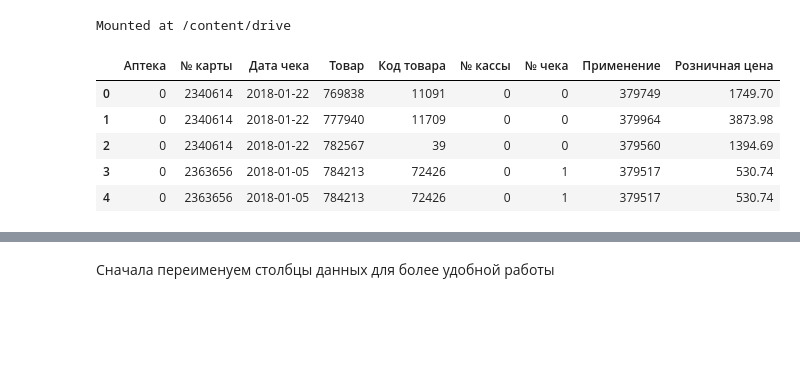
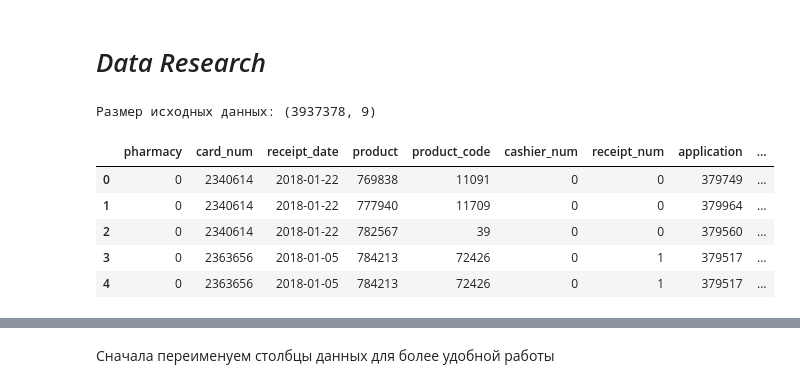
Before and after one commit to maybeflex/coursework_ds, a Jupyter notebook: data_research.ipynb, the cells around one changed output, grey strips where cells are left out. Cells and saved outputs as stored; diff of their text form; code cells hidden in the pictures; blank space fills up the shorter version.

```diff
--- a/data_research.ipynb
+++ b/data_research.ipynb
@@ -18,5 +0,0 @@ plt.rcParams['savefig.format'] = 'pdf'
-# %%
-from google.colab import drive
-drive.mount('/content/drive')
-# %% [output]
-Mounted at /content/drive
@@ -25,9 +0,0 @@ data = pd.read_csv('/content/drive/MyDrive/Colab Notebooks/СА_train.csv')
-# %%
-data.head()
-# %% [output]
-|  | Аптека | № карты | Дата чека | Товар | Код товара | № кассы | № чека | Применение | Розничная цена |
-| 0 | 0 | 2340614 | 2018-01-22 | 769838 | 11091 | 0 | 0 | 379749 | 1749.70 |
-| 1 | 0 | 2340614 | 2018-01-22 | 777940 | 11709 | 0 | 0 | 379964 | 3873.98 |
-| 2 | 0 | 2340614 | 2018-01-22 | 782567 | 39 | 0 | 0 | 379560 | 1394.69 |
-| 3 | 0 | 2363656 | 2018-01-05 | 784213 | 72426 | 0 | 1 | 379517 | 530.74 |
-| 4 | 0 | 2363656 | 2018-01-05 | 784213 | 72426 | 0 | 1 | 379517 | 530.74 |
@@ -33,0 +16,26 @@ data.head()
+# %% [markdown]
+# *Data Research*
+# %%
+data = pd.read_csv("../Downloads/SA_train.csv")
+column_names = [
+    "pharmacy",
+    "card_num",
+    "receipt_date",
+    "product",
+    "product_code",
+    "cashier_num",
+    "receipt_num",
+    "application",
+    "retail_price",
+]
+data = data.rename(columns=dict(zip(list(data.columns), column_names)))
+print(f"Размер исходных данных: {data.shape}")
+data.head()
+# %% [output]
+Размер исходных данных: (3937378, 9)
+|  | pharmacy | card_num | receipt_date | product | product_code | cashier_num | receipt_num | application | ... |
+| 0 | 0 | 2340614 | 2018-01-22 | 769838 | 11091 | 0 | 0 | 379749 | ... |
+| 1 | 0 | 2340614 | 2018-01-22 | 777940 | 11709 | 0 | 0 | 379964 | ... |
+| 2 | 0 | 2340614 | 2018-01-22 | 782567 | 39 | 0 | 0 | 379560 | ... |
+| 3 | 0 | 2363656 | 2018-01-05 | 784213 | 72426 | 0 | 1 | 379517 | ... |
+| 4 | 0 | 2363656 | 2018-01-05 | 784213 | 72426 | 0 | 1 | 379517 | ... |
```
Also changed, not shown: parts of 36 cells of this notebook, 1 other file.
